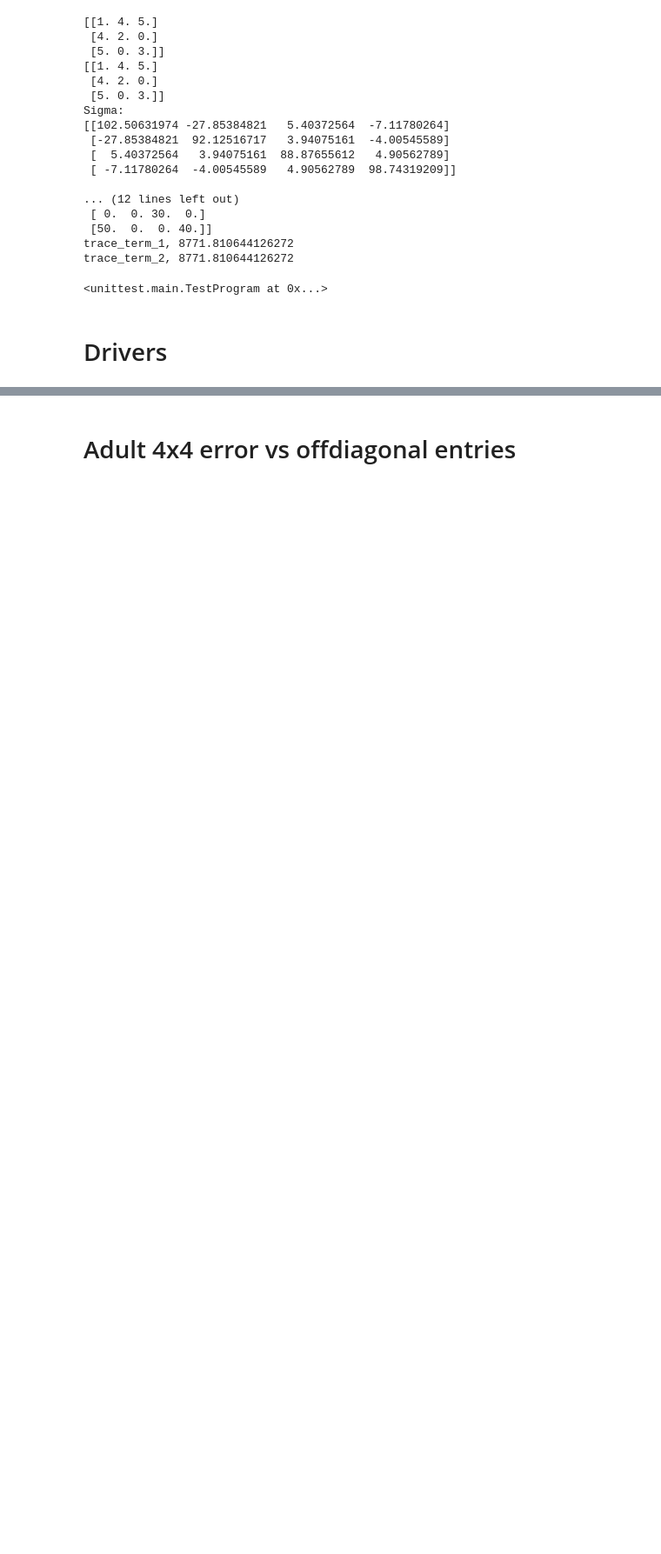
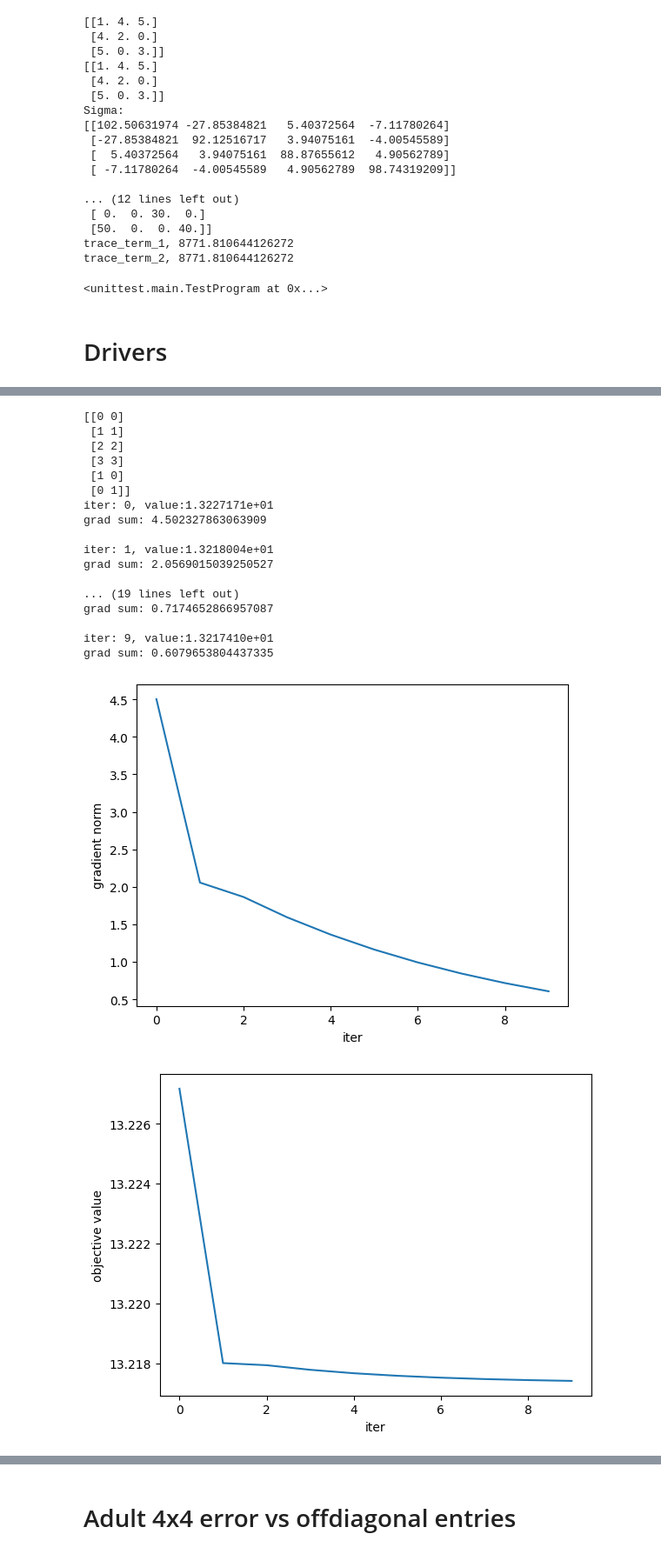
Before and after one commit to ceciliaferrando/private-ggm, a Jupyter notebook: PrivateGGM-notebook.ipynb, the cells around one changed output, grey strips where cells are left out. Shown at 87% size. Saved outputs shown, nothing was run; the diff lists cells and outputs as text; code cells hidden in the pictures; blank space fills up the shorter version.

Commit message:
adult d4 comparison, sketched function for mwem-style function, plots and style fixes

```diff
--- a/PrivateGGM-notebook.ipynb
+++ b/PrivateGGM-notebook.ipynb
@@ -109,10 +109,10 @@ def optimize_lbfgs(Sigma_tilde_vec, z, inds, d, max_iters=100, verbose=True):
         #z = jnp.add(z, updates)
 
         if verbose:
-            print(f'iter: {i}, value:{v:.7e}')
-            print(f"grad sum: {jnp.sum(jnp.abs(g))}")
-            print(f"grad: {g}")
-            print("z", z)
+            print(f"iter: {i}, value:{v:.7e}")
+            print(f"grad sum: {jnp.sum(jnp.abs(g))}  \n")
+            # print(f"grad: {g}")
+            # print("z", z)
 
             # K_z = get_K(z, inds, d)
             # # if not is_positive_definite(K_z):
@@ -126,9 +126,13 @@ def optimize_lbfgs(Sigma_tilde_vec, z, inds, d, max_iters=100, verbose=True):
         g_vals.append(jnp.sum(jnp.abs(g)))
 
     plt.plot(g_vals)
+    plt.xlabel("iter")
+    plt.ylabel("gradient norm")
     plt.show()
 
     plt.plot(obj_vals)
+    plt.xlabel("iter")
+    plt.ylabel("objective value")
     plt.show()
 
     return z
@@ -476,0 +575,23 @@ def run_chain_case():
+# %%
+off_diag_positions = [(1,0)]
+results = run_adult_d4(off_diag_positions)
+# %% [output]
+[[0 0]
+ [1 1]
+ [2 2]
+ [3 3]
+ [1 0]
+ [0 1]]
+iter: 0, value:1.3227171e+01
+grad sum: 4.502327863063909
+
+iter: 1, value:1.3218004e+01
+grad sum: 2.0569015039250527
+
+... (19 lines left out)
+grad sum: 0.7174652866957087
+
+iter: 9, value:1.3217410e+01
+grad sum: 0.6079653804437335
+[figure, added]
+[figure, added]
```
Also changed, not shown: parts of 9 cells of this notebook.
